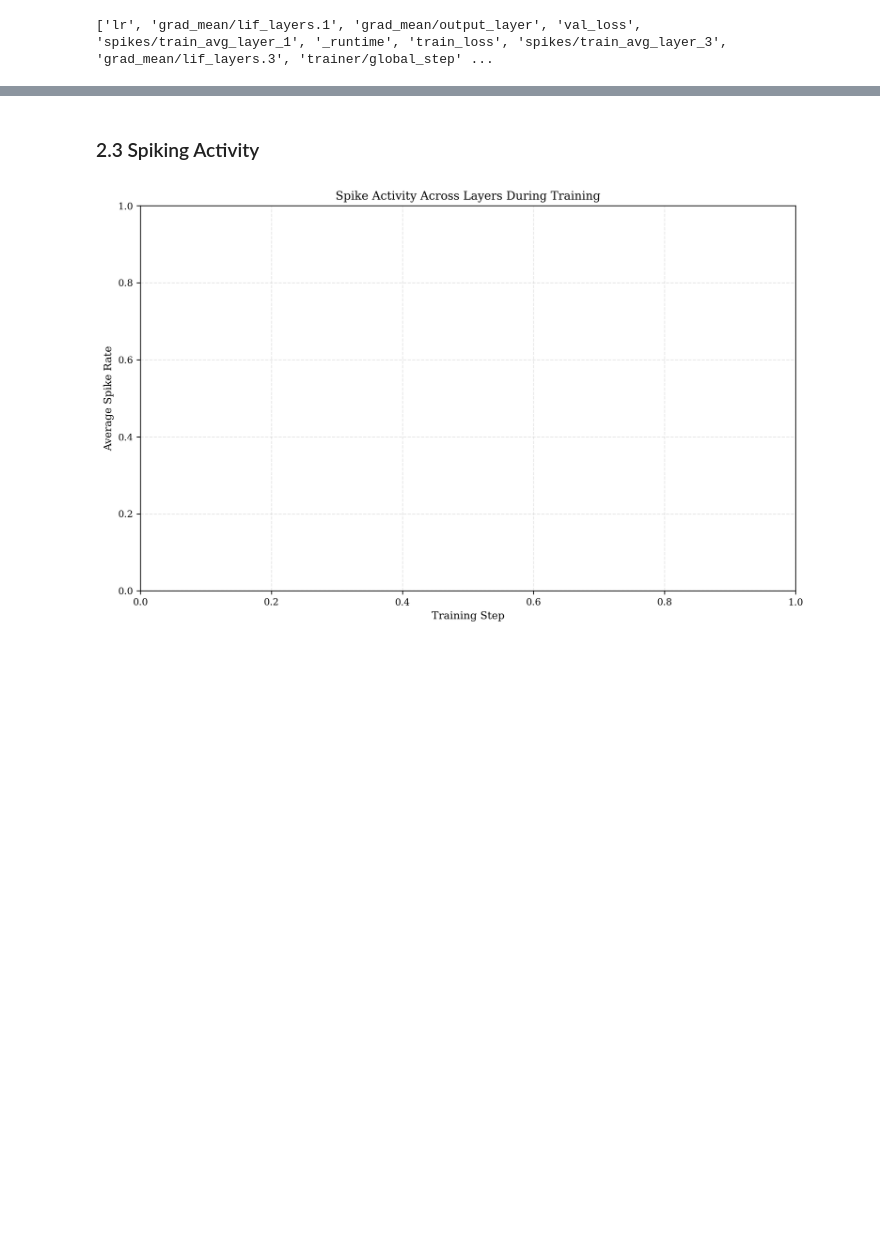
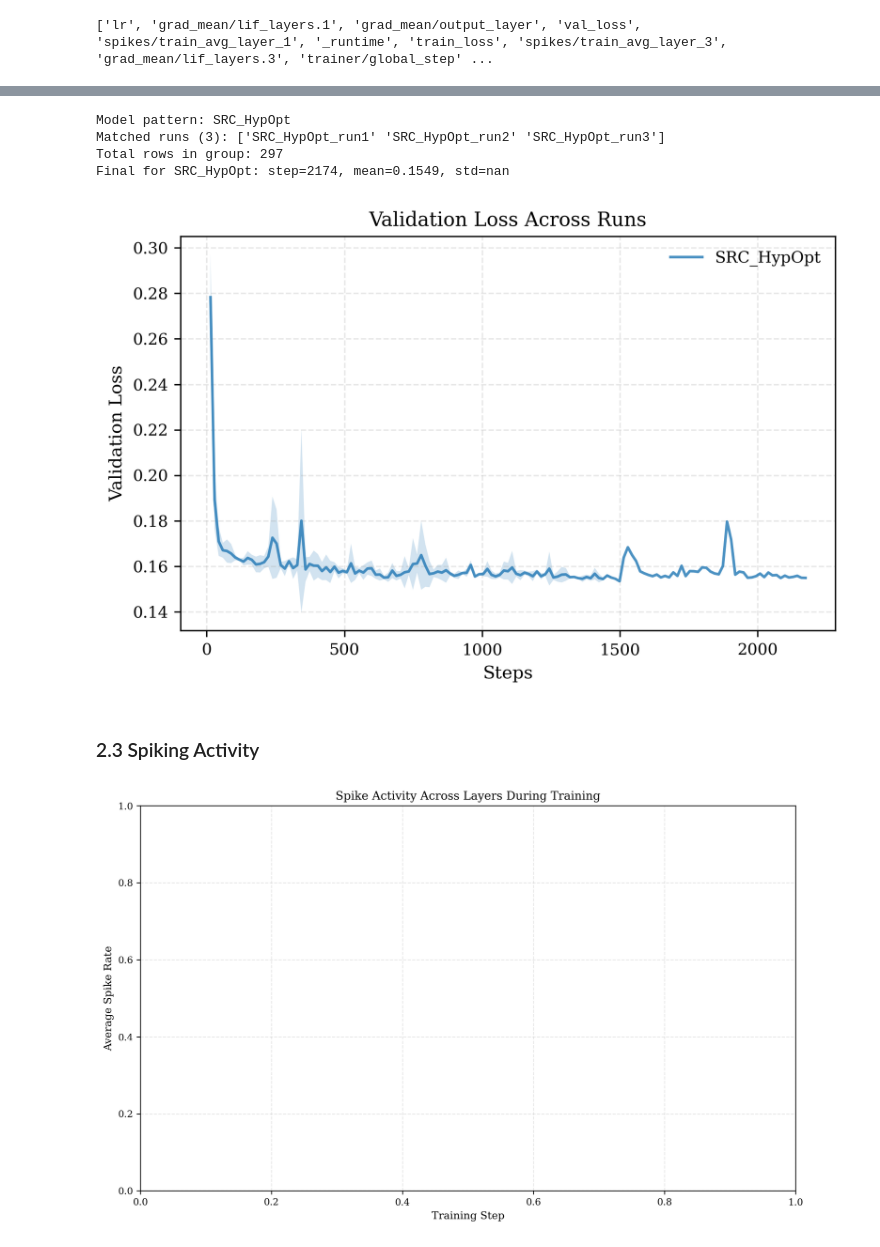
Before and after one commit to LuposX/FlexSpike, a Jupyter notebook: utils/generate_graphics.ipynb, the cells around one changed output, grey strips where cells are left out. Saved outputs shown, nothing was run; the diff lists cells and outputs as text; code cells hidden in the pictures; blank space fills up the shorter version.

```diff
--- a/utils/generate_graphics.ipynb
+++ b/utils/generate_graphics.ipynb
@@ -242,8 +242,8 @@ True
 api = wandb.Api()
 
 # Replace with your W&B entity/project
-# runs = api.runs("lupos/surrogate-confidence")
-runs = api.runs("lupos/SpikeSynth-Surrogate-Sweep")
+runs = api.runs("lupos/surrogate-confidence")
+# runs = api.runs("lupos/SpikeSynth-Surrogate-Sweep")
 # %%
 # Collect metrics from each run
 data = []
@@ -333,6 +359,7 @@ include = ["RSNN_wHypOptim_4L", "RSNN_wHypOptim_Skip2", "RSNN_wHypOptim_Skip3",
 include = ["RSNN_wHypOpt", "RSNN_wHypOpt_Bntt", "RSNN_wHypOpt_LayNorm"]
 include = ["RSNN_wLMSE", "RSNN_wLMAE", "RSNN_wLHuber"]
 include = ["SLSTM_4L", "SLSTM_8L"]
+include = ["SRC_HypOpt"]
 
 window = 1  # smoothing window, bigger smoother
 
@@ -354,34 +381,46 @@ for model_name in include:
     # Compute mean and std at each step
     stats = group.groupby("trainer/global_step")["val_loss"].agg(["mean", "std"])
 
     # Optional smoothing
     stats["mean"] = stats["mean"].rolling(window, min_periods=1).mean()
 
     # Plot mean line
     ax.plot(stats.index, stats["mean"], label=model_name, alpha=0.8)
 
     # Shaded ±1 std
     ax.fill_between(stats.index,
                     stats["mean"] - stats["std"],
                     stats["mean"] + stats["std"],
                     alpha=0.2)
 
+    final_step = stats.index.max()
+    final_mean = stats.loc[final_step, "mean"]
+    final_std = stats.loc[final_step, "std"]
+    print(f"Final for {model_name}: step={final_step}, mean={final_mean:.4f}, std={final_std:.4f}")
+
+
 # Labels, title, grid, legend
 #ax.set_yscale("log")
 ax.set_xlabel("Steps")
 ax.set_ylabel("Validation Loss")
 ax.set_title("Validation Loss Across Runs")
 ax.grid(True, linestyle="--", alpha=0.3)
 ax.legend(frameon=False)
 
 plt.tight_layout()
 
 # Save the figure
 # fig.savefig("fully_trained_val_loss.png", bbox_inches="tight")
 #fig.savefig("comparsion_normalization.png", bbox_inches="tight")
-fig.savefig("comparsion_normalization.png", bbox_inches="tight")
+fig.savefig("SRC_result.pdf", bbox_inches="tight")
 
 plt.show()
+# %% [output]
+Model pattern: SRC_HypOpt
+Matched runs (3): ['SRC_HypOpt_run1' 'SRC_HypOpt_run2' 'SRC_HypOpt_run3']
+Total rows in group: 297
+Final for SRC_HypOpt: step=2174, mean=0.1549, std=nan
+[figure, added]
 # %% [markdown]
 ### 2.3 Spiking Activity
 # %%
```
Also changed, not shown: parts of 7 cells of this notebook, 4 other files.
